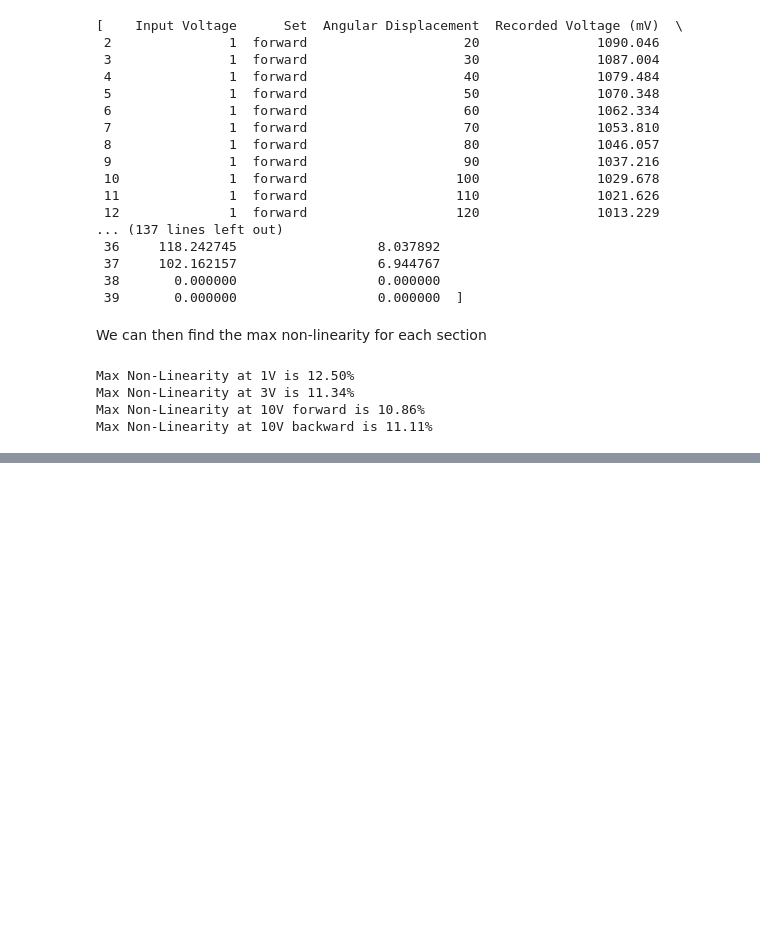
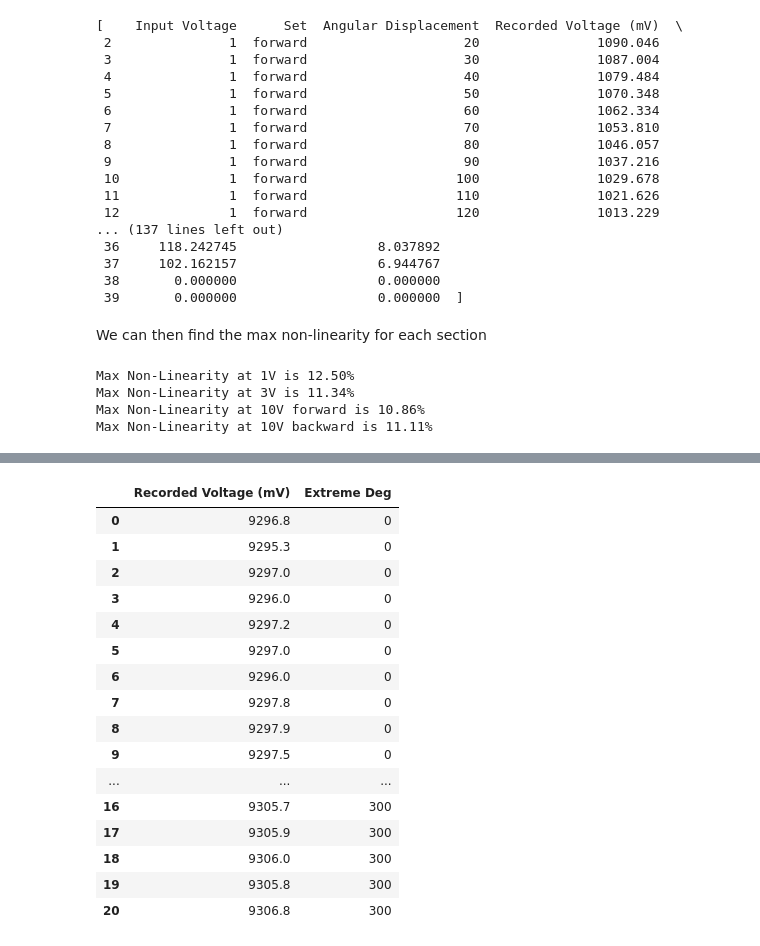
Before and after one commit to MagnusVBager/saa, a Jupyter notebook: notebooks/SAALab1.ipynb, the cells around one changed output, grey strips where cells are left out. Saved outputs shown, nothing was run; the diff lists cells and outputs as text; code cells hidden in the pictures; blank space fills up the shorter version.

```diff
--- a/notebooks/SAALab1.ipynb
+++ b/notebooks/SAALab1.ipynb
@@ -247,0 +522,22 @@ Now let us find the hysteresis
+# %%
+df = pd.read_excel(io="../data/DataInExcel2.xlsx", sheet_name="Sheet1")
+df = df.rename(columns={"RecordedVoltage(mV)": "Recorded Voltage (mV)", "ExtremeDeg": "Extreme Deg"})
+df
+# %% [output]
+|  | Recorded Voltage (mV) | Extreme Deg |
+| 0 | 9296.8 | 0 |
+| 1 | 9295.3 | 0 |
+| 2 | 9297.0 | 0 |
+| 3 | 9296.0 | 0 |
+| 4 | 9297.2 | 0 |
+| 5 | 9297.0 | 0 |
+| 6 | 9296.0 | 0 |
+| 7 | 9297.8 | 0 |
+| 8 | 9297.9 | 0 |
+| 9 | 9297.5 | 0 |
+| ... | ... | ... |
+| 16 | 9305.7 | 300 |
+| 17 | 9305.9 | 300 |
+| 18 | 9306.0 | 300 |
+| 19 | 9305.8 | 300 |
+| 20 | 9306.8 | 300 |
```
Also changed, not shown: parts of 27 cells of this notebook, 6 other files.
